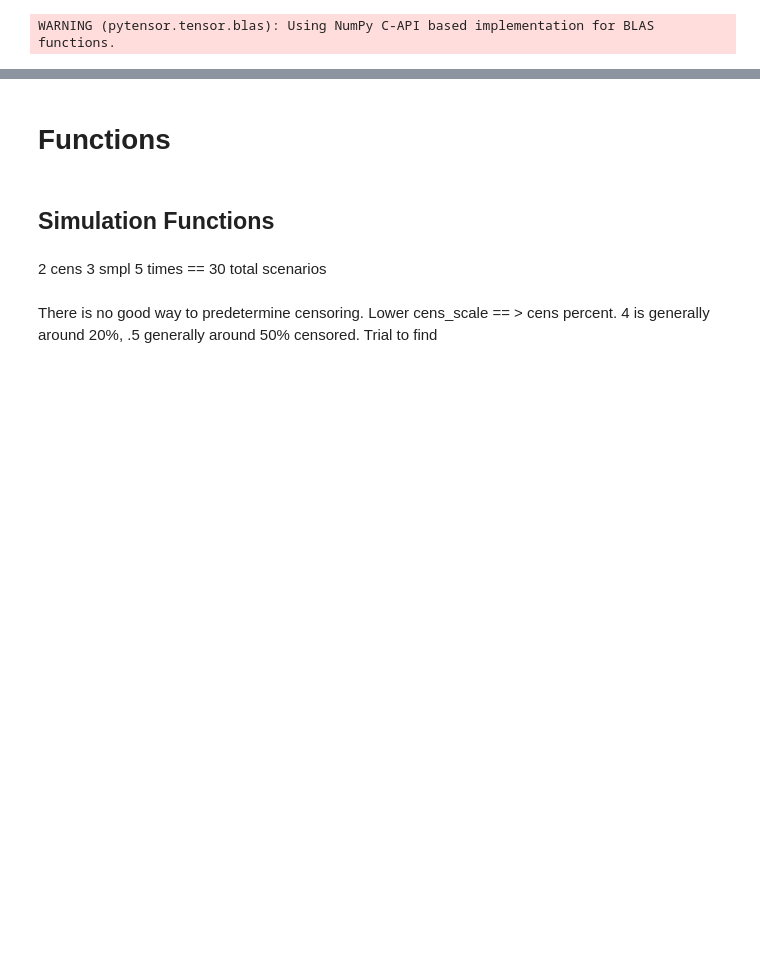
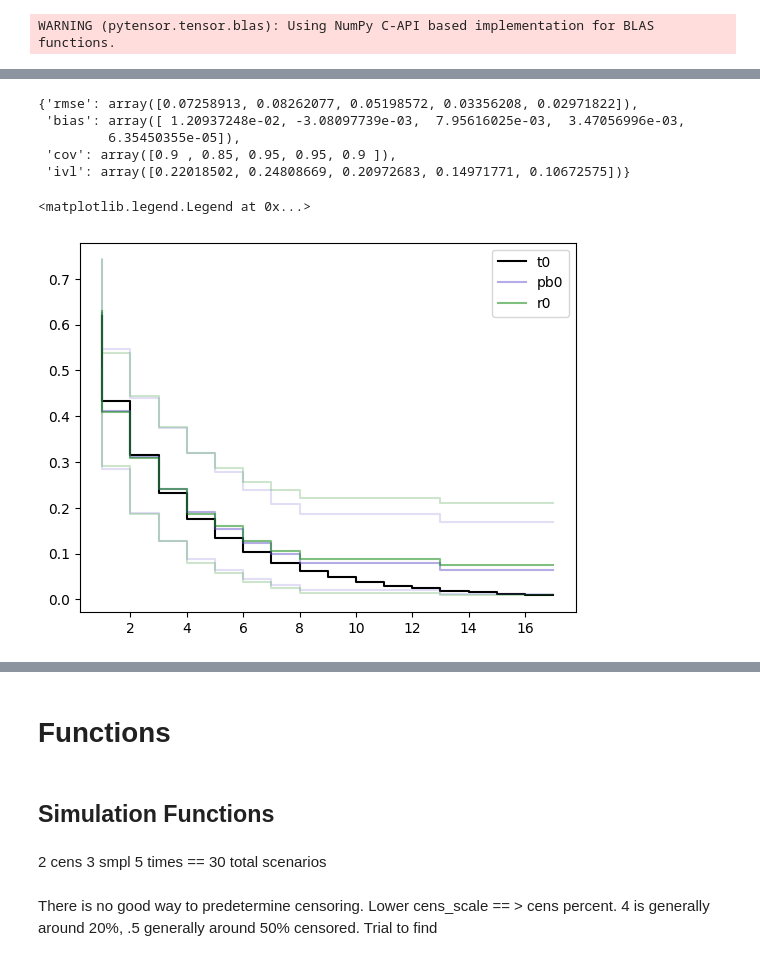
Before and after one commit to CDCgov/BART-Survival, a Jupyter notebook: notebook/functions1.ipynb, the cells around one changed output, grey strips where cells are left out. Drawn from its saved outputs; the diff is of its cells as text; code cells hidden in the pictures; blank space fills up the shorter version.

```diff
--- a/notebook/functions1.ipynb
+++ b/notebook/functions1.ipynb
@@ -17,0 +18,16 @@ WARNING (pytensor.tensor.blas): Using NumPy C-API based implementation for BLAS
+# %%
+SPLIT_RULES =  [
+    "pmb.ContinuousSplitRule()",
+    # "pmb.ContinuousSplitRule()",
+    "pmb.OneHotSplitRule()"
+]
+model_dict = {"trees": 25,
+    "split_rules": SPLIT_RULES
+}
+sampler_dict = {
+            "draws": 100,
+            "tune": 10,
+            "cores": 6,
+            "chains": 6,
+            "compute_convergence_checks": False
+        }
@@ -17,0 +39,3 @@ WARNING (pytensor.tensor.blas): Using NumPy C-API based implementation for BLAS
+# %%
+meta, sv_true, k_sv, pb_sv, r_sv = fn.sim_2s(103, 100, simple_2_2, SPLIT_RULES, model_dict, sampler_dict)
+# k = fn.sim_2s(100, 100, simple_2_1, SPLIT_RULES, model_dict, sampler_dict)
@@ -17,0 +193,61 @@ WARNING (pytensor.tensor.blas): Using NumPy C-API based implementation for BLAS
+# %%
+r
+# %% [output]
+{'rmse': array([0.07258913, 0.08262077, 0.05198572, 0.03356208, 0.02971822]),
+ 'bias': array([ 1.20937248e-02, -3.08097739e-03,  7.95616025e-03,  3.47056996e-03,
+         6.35450355e-05]),
+ 'cov': array([0.9 , 0.85, 0.95, 0.95, 0.9 ]),
+ 'ivl': array([0.22018502, 0.24808669, 0.20972683, 0.14971771, 0.10672575])}
+# %%
+p0 = True
+p1 = False
+p0_k = False
+p1_k = False
+p0_p = True
+p1_p = False
+p0_r = True
+p1_r = False
+
+
+ttt = meta[1]
+t = meta[2]
+# true
+if p0:
+    plt.step(ttt, sv_true[0], color="black", label="t0")
+if p1:
+    plt.step(ttt, sv_true[1], color="grey", label="t1")
+
+#kpm
+if p0_k:
+    plt.step(t, k_sv[0][0], color = "rosybrown", label = "k0", alpha=0.8)
+    plt.step(t, k_sv[0][1][0], color = "rosybrown", alpha=0.2)
+    plt.step(t, k_sv[0][1][1], color = "rosybrown", alpha=0.2)
+if p1_k:
+    plt.step(t, k_sv[1][0], color = "coral", label = "k1", alpha=0.8)
+    plt.step(t, k_sv[1][1][0], color = "coral",  alpha=0.2)
+    plt.step(t, k_sv[1][1][1], color = "coral",  alpha=0.2)
+
+# pb
+if p0_p:
+    plt.step(t, pb_sv[0][0], label="pb0", color = "slateblue", alpha=0.5)
+    plt.step(t, pb_sv[0][1][0], color = "slateblue", alpha=0.2)
+    plt.step(t, pb_sv[0][1][1], color = "slateblue", alpha=0.2)
+if p1_p:
+    plt.step(t, pb_sv[1][0], label="pb1", color = "blue", alpha=0.5)
+    plt.step(t, pb_sv[1][1][0], color = "blue", alpha=0.2)
+    plt.step(t, pb_sv[1][1][1], color = "blue", alpha=0.2)
+
+# #rb
+if p0_r:
+    plt.step(t, r_sv[0][0], color="green", label="r0", alpha=0.5)
+    plt.step(t, r_sv[0][1][0], color="green",  alpha=0.2)
+    plt.step(t, r_sv[0][1][1], color="green",  alpha=0.2)
+if p1_r:
+    plt.step(t, r_sv[1][0], color="forestgreen", label="r1", alpha=0.5)
+    plt.step(t, r_sv[1][1][0], color="forestgreen",  alpha=0.2)
+    plt.step(t, r_sv[1][1][1], color="forestgreen", alpha=0.2)
+
+plt.legend()
+# %% [output]
+<matplotlib.legend.Legend at 0x...>
+[figure, added]
```
Also changed, not shown: parts of 21 cells of this notebook, 6 other files.
